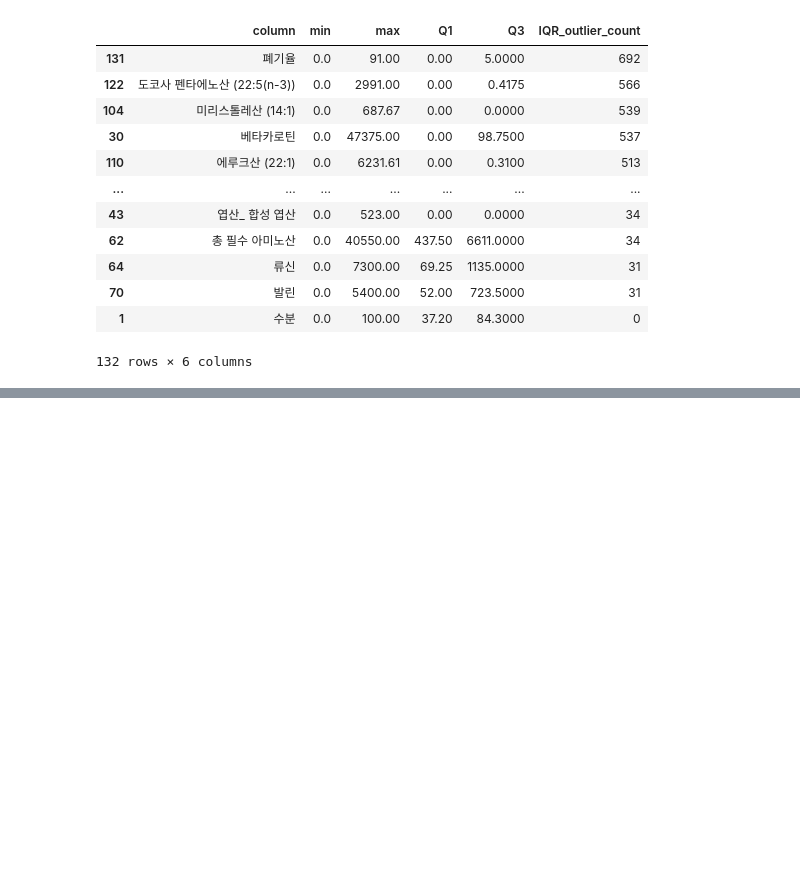
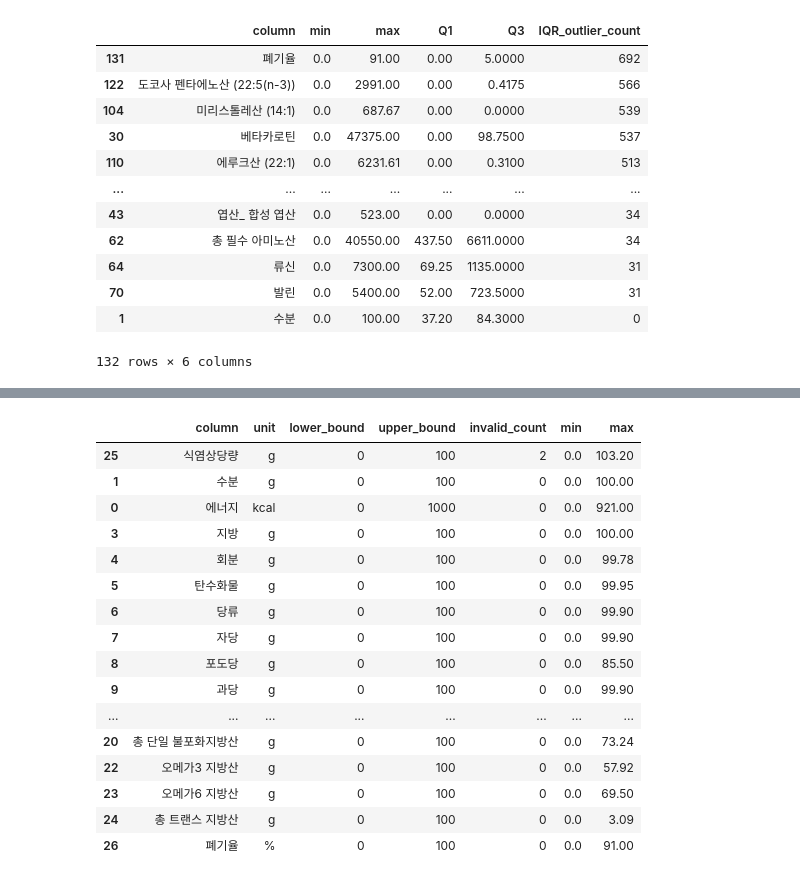
Before and after one commit to mseon94/LLM-PRJ, a Jupyter notebook: llm_menu.ipynb, the cells around one changed output, grey strips where cells are left out. Cells and saved outputs as stored; diff of their text form; code cells hidden in the pictures; blank space fills up the shorter version.

```diff
--- a/llm_menu.ipynb
+++ b/llm_menu.ipynb
@@ -687,3 +693,74 @@ display(
 | 70 | 발린 | 0.0 | 5400.00 | 52.00 | 723.5000 | 31 |
 | 1 | 수분 | 0.0 | 100.00 | 37.20 | 84.3000 | 0 |
 132 rows × 6 columns
+# %%
+# 모든 수치형 컬럼의 음수값 확인
+negative_report = pd.DataFrame({
+    "column": value_cols,
+    "negative_count": [
+        (nutrition_clean_df[col] < 0).sum()
+        for col in value_cols
+    ]
+})
+
+negative_report = negative_report[
+    negative_report["negative_count"] > 0
+]
+
+print("=== 음수값 존재 컬럼 ===")
+display(negative_report)
+
+
+# 가식부 100g 기준 물리적 범위 검사
+physical_rows = []
+
+for _, row in nutrition_meta_df.iterrows():
+
+    col = row["column"]
+    unit = row["unit"]
+
+    if col not in value_cols:
+        continue
+
+    series = nutrition_clean_df[col]
+
+    # g / 100g 또는 % 값은 0~100 범위
+    if unit in ["g", "%"]:
+        lower = 0
+        upper = 100
+
+    # 에너지는 별도 범위
+    elif col == "에너지":
+        lower = 0
+        upper = 1000
+
+    else:
+        continue
+
+    invalid_mask = (
+        (series < lower) |
+        (series > upper)
+    )
+
+    physical_rows.append({
+        "column": col,
+        "unit": unit,
+        "lower_bound": lower,
+        "upper_bound": upper,
+        "invalid_count": invalid_mask.sum(),
+        "min": series.min(),
+        "max": series.max()
+    })
+
+
+physical_outlier_report = pd.DataFrame(physical_rows)
+
+print("\n=== 물리적 범위 이상값 ===")
+
+display(
+    physical_outlier_report.sort_values(
+        "invalid_count",
+        ascending=False
+    )
+)
+# %% [output]
@@ -689,0 +770,17 @@ display(
+|  | column | unit | lower_bound | upper_bound | invalid_count | min | max |
+| 25 | 식염상당량 | g | 0 | 100 | 2 | 0.0 | 103.20 |
+| 1 | 수분 | g | 0 | 100 | 0 | 0.0 | 100.00 |
+| 0 | 에너지 | kcal | 0 | 1000 | 0 | 0.0 | 921.00 |
+| 3 | 지방 | g | 0 | 100 | 0 | 0.0 | 100.00 |
+| 4 | 회분 | g | 0 | 100 | 0 | 0.0 | 99.78 |
+| 5 | 탄수화물 | g | 0 | 100 | 0 | 0.0 | 99.95 |
+| 6 | 당류 | g | 0 | 100 | 0 | 0.0 | 99.90 |
+| 7 | 자당 | g | 0 | 100 | 0 | 0.0 | 99.90 |
+| 8 | 포도당 | g | 0 | 100 | 0 | 0.0 | 85.50 |
+| 9 | 과당 | g | 0 | 100 | 0 | 0.0 | 99.90 |
+| ... | ... | ... | ... | ... | ... | ... | ... |
+| 20 | 총 단일 불포화지방산 | g | 0 | 100 | 0 | 0.0 | 73.24 |
+| 22 | 오메가3 지방산 | g | 0 | 100 | 0 | 0.0 | 57.92 |
+| 23 | 오메가6 지방산 | g | 0 | 100 | 0 | 0.0 | 69.50 |
+| 24 | 총 트랜스 지방산 | g | 0 | 100 | 0 | 0.0 | 3.09 |
+| 26 | 폐기율 | % | 0 | 100 | 0 | 0.0 | 91.00 |
```
Also changed, not shown: parts of 65 cells of this notebook, 7 other files.
